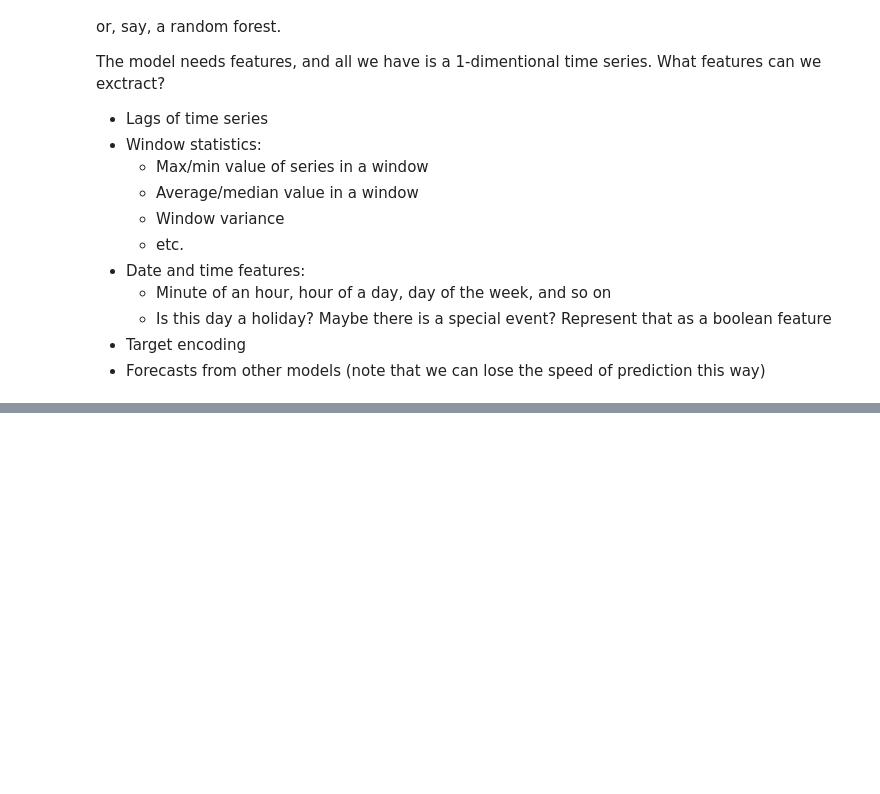
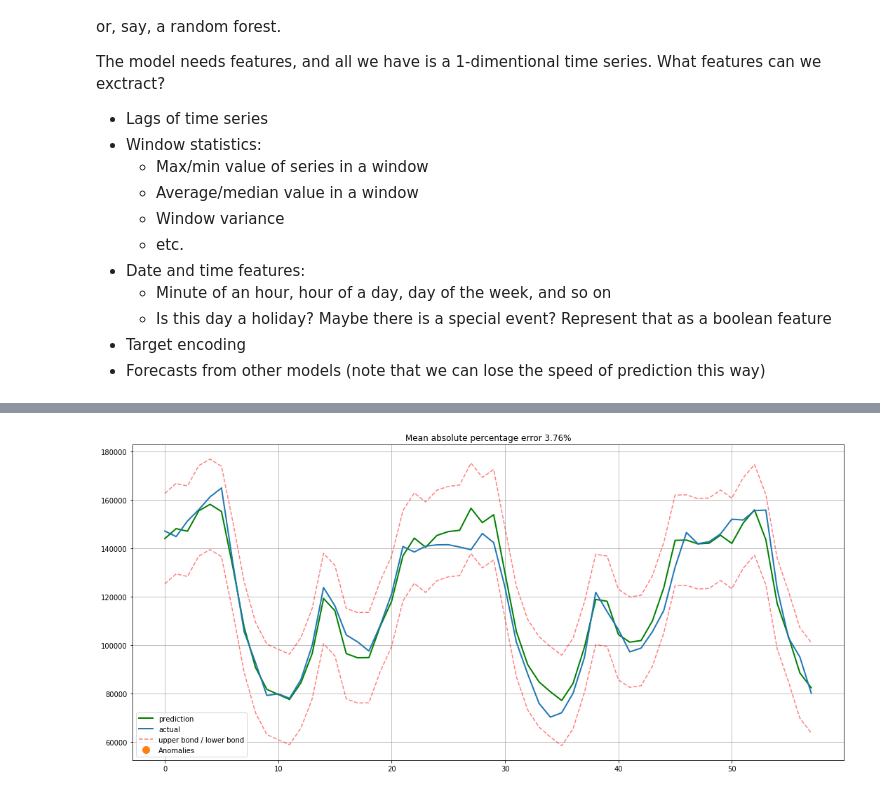
Before and after one commit to RedOx22/real-world-machine-learning, a Jupyter notebook: Using_ML_Regressors_for_Time_Series_Analysis.ipynb, the cells around one changed output, grey strips where cells are left out. Saved outputs shown, nothing was run; the diff lists cells and outputs as text; code cells hidden in the pictures; blank space fills up the shorter version.

```diff
--- a/Using_ML_Regressors_for_Time_Series_Analysis.ipynb
+++ b/Using_ML_Regressors_for_Time_Series_Analysis.ipynb
@@ -122,0 +292,5 @@ The model needs features, and all we have is a 1-dimentional time series. What f
+# %%
+from xgboost import XGBRegressor
+
+xgb = XGBRegressor()
+xgb.fit(X_train_scaled, y_train)
@@ -122,0 +306,6 @@ The model needs features, and all we have is a 1-dimentional time series. What f
+# %%
+plotModelResults(xgb,
+                 X_train=X_train_scaled,
+                 X_test=X_test_scaled,
+                 plot_intervals=True, plot_anomalies=True)
+# %% [output]
@@ -122,0 +317 @@ The model needs features, and all we have is a 1-dimentional time series. What f
+[figure, added]
```
Also changed, not shown: parts of 20 cells of this notebook.
